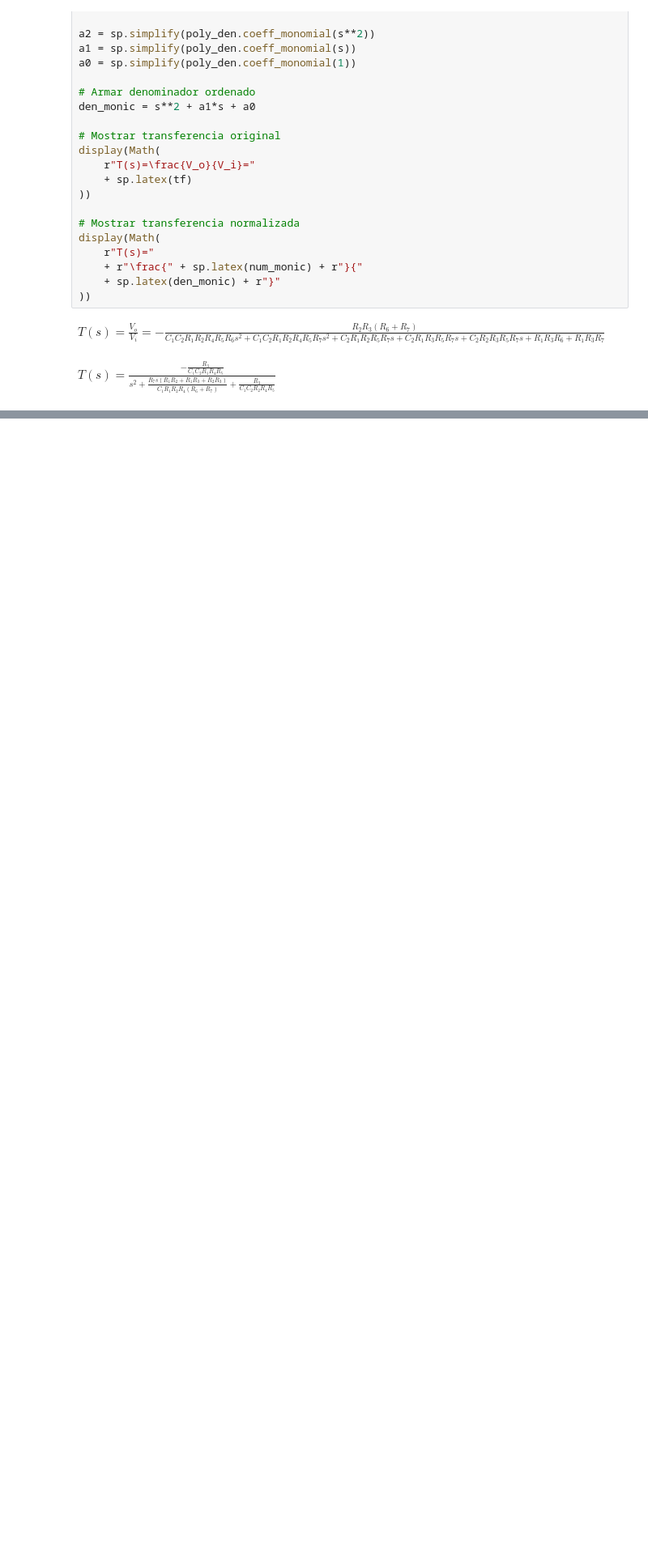
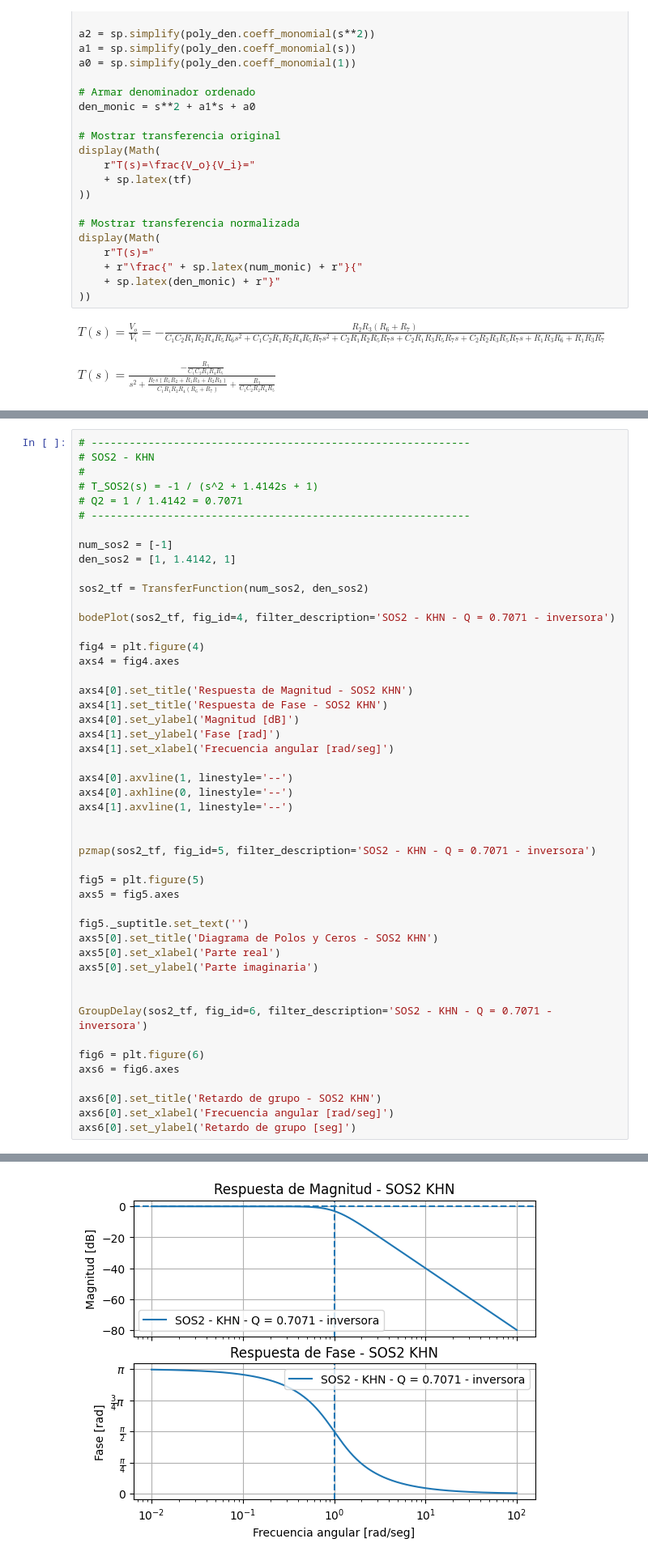
Before and after one commit to lgallero/tc2, a Jupyter notebook: Trabajo_semanal_2/trabajo_semanal_2.ipynb, the cells around one changed output, grey strips where cells are left out. Shown at 81% size. Cells and saved outputs as stored; diff of their text form; blank space fills up the shorter version.

```diff
--- a/Trabajo_semanal_2/trabajo_semanal_2.ipynb
+++ b/Trabajo_semanal_2/trabajo_semanal_2.ipynb
@@ -825,0 +2020,49 @@ $\displaystyle T(s)=\frac{- \frac{R_{3}}{C_{1} C_{2} R_{1} R_{4} R_{5}}}{s^{2} +
+# %%
+# ------------------------------------------------------------
+# SOS2 - KHN
+#
+# T_SOS2(s) = -1 / (s^2 + 1.4142s + 1)
+# Q2 = 1 / 1.4142 = 0.7071
+# ------------------------------------------------------------
+
+num_sos2 = [-1]
+den_sos2 = [1, 1.4142, 1]
+
+sos2_tf = TransferFunction(num_sos2, den_sos2)
+
+bodePlot(sos2_tf, fig_id=4, filter_description='SOS2 - KHN - Q = 0.7071 - inversora')
+
+fig4 = plt.figure(4)
+axs4 = fig4.axes
+
+axs4[0].set_title('Respuesta de Magnitud - SOS2 KHN')
+axs4[1].set_title('Respuesta de Fase - SOS2 KHN')
+axs4[0].set_ylabel('Magnitud [dB]')
+axs4[1].set_ylabel('Fase [rad]')
+axs4[1].set_xlabel('Frecuencia angular [rad/seg]')
+
+axs4[0].axvline(1, linestyle='--')
+axs4[0].axhline(0, linestyle='--')
+axs4[1].axvline(1, linestyle='--')
+
+
+pzmap(sos2_tf, fig_id=5, filter_description='SOS2 - KHN - Q = 0.7071 - inversora')
+
+fig5 = plt.figure(5)
+axs5 = fig5.axes
+
+fig5._suptitle.set_text('')
+axs5[0].set_title('Diagrama de Polos y Ceros - SOS2 KHN')
+axs5[0].set_xlabel('Parte real')
+axs5[0].set_ylabel('Parte imaginaria')
+
+
+GroupDelay(sos2_tf, fig_id=6, filter_description='SOS2 - KHN - Q = 0.7071 - inversora')
+
+fig6 = plt.figure(6)
+axs6 = fig6.axes
+
+axs6[0].set_title('Retardo de grupo - SOS2 KHN')
+axs6[0].set_xlabel('Frecuencia angular [rad/seg]')
+axs6[0].set_ylabel('Retardo de grupo [seg]')
+# %% [output]
@@ -825,0 +2070 @@ $\displaystyle T(s)=\frac{- \frac{R_{3}}{C_{1} C_{2} R_{1} R_{4} R_{5}}}{s^{2} +
+[figure, added]
```
Also changed, not shown: parts of 31 cells of this notebook, 31 other files.
